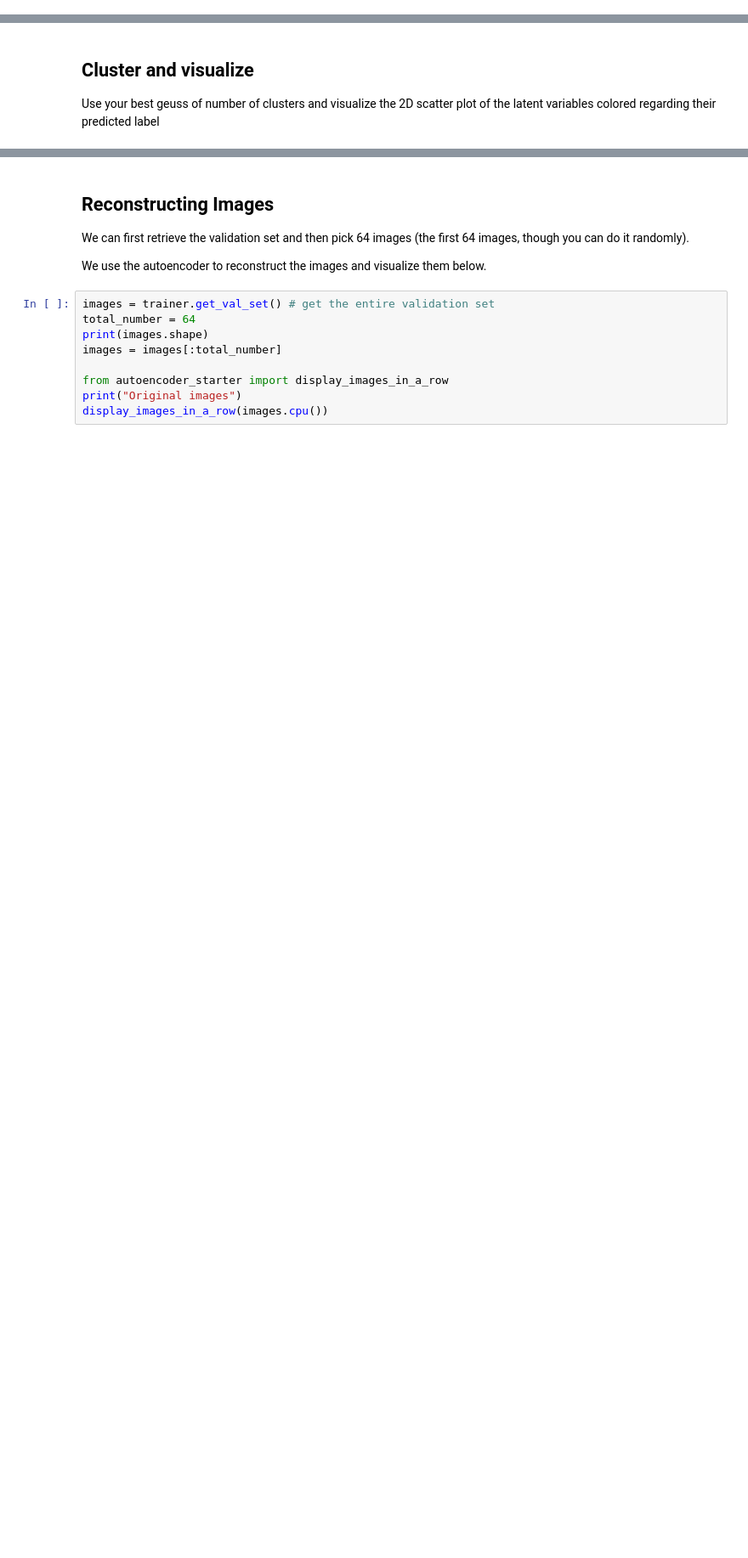
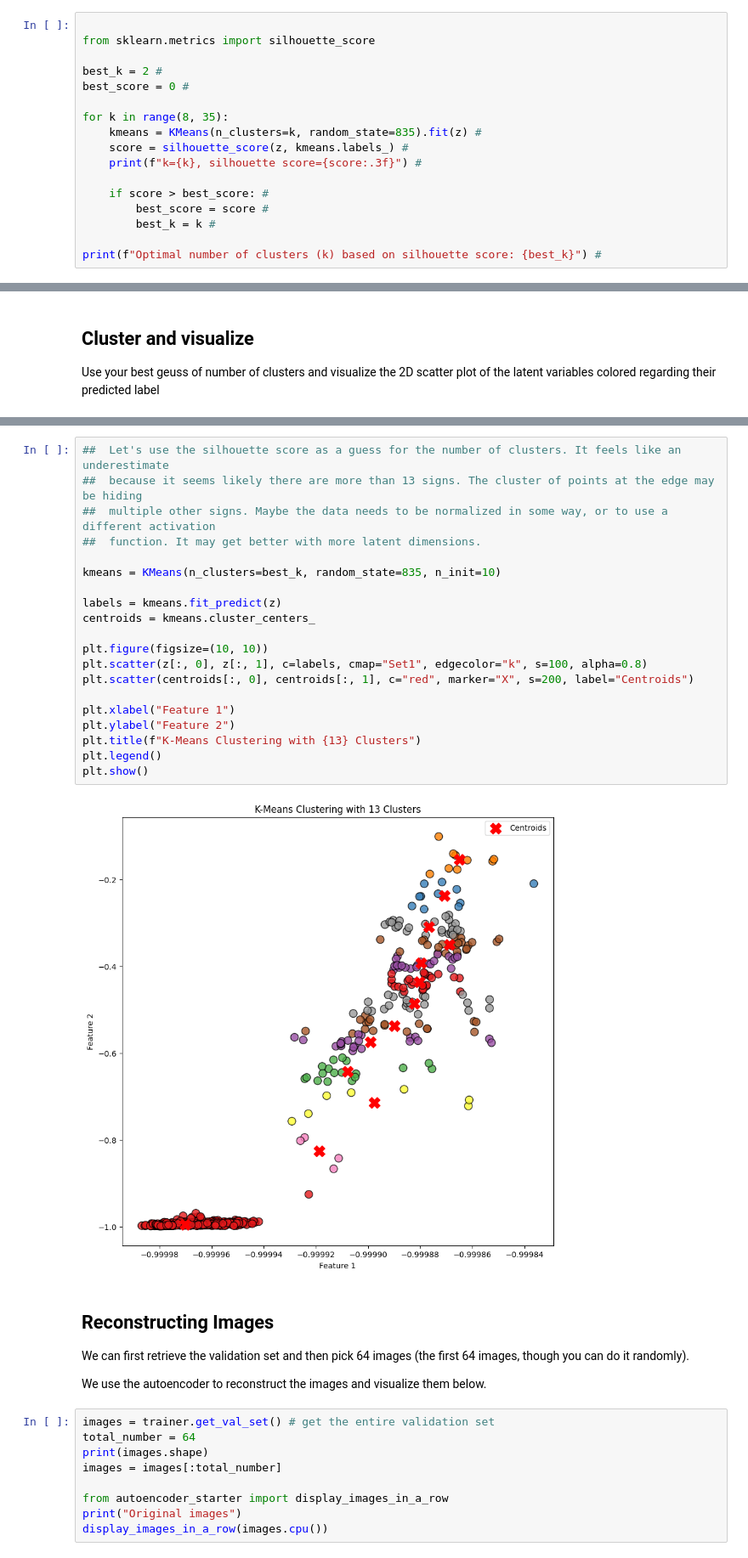
Before and after one commit to matthewhawksby/colabnotebooks, a Jupyter notebook: Autoencoder_sample_CMPT419.ipynb, the cells around one changed output, grey strips where cells are left out. Shown at 85% size. Drawn from its saved outputs; the diff is of its cells as text; blank space fills up the shorter version.

```diff
--- a/Autoencoder_sample_CMPT419.ipynb
+++ b/Autoencoder_sample_CMPT419.ipynb
@@ -310,0 +311,17 @@ NameError: name 'latent_representations' is not defined
+# %%
+
+from sklearn.metrics import silhouette_score
+
+best_k = 2 #
+best_score = 0 #
+
+for k in range(8, 35):
+    kmeans = KMeans(n_clusters=k, random_state=835).fit(z) #
+    score = silhouette_score(z, kmeans.labels_) #
+    print(f"k={k}, silhouette score={score:.3f}") #
+
+    if score > best_score: #
+        best_score = score #
+        best_k = k #
+
+print(f"Optimal number of clusters (k) based on silhouette score: {best_k}") #
@@ -316,3 +349,25 @@ Use your best geuss of number of clusters and visualize the 2D scatter plot of t
+# %%
+##  Let's use the silhouette score as a guess for the number of clusters. It feels like an underestimate
+##  because it seems likely there are more than 13 signs. The cluster of points at the edge may be hiding
+##  multiple other signs. Maybe the data needs to be normalized in some way, or to use a different activation
+##  function. It may get better with more latent dimensions.
+
+kmeans = KMeans(n_clusters=best_k, random_state=835, n_init=10)
+
+labels = kmeans.fit_predict(z)
+centroids = kmeans.cluster_centers_
+
+plt.figure(figsize=(10, 10))
+plt.scatter(z[:, 0], z[:, 1], c=labels, cmap="Set1", edgecolor="k", s=100, alpha=0.8)
+plt.scatter(centroids[:, 0], centroids[:, 1], c="red", marker="X", s=200, label="Centroids")
+
+plt.xlabel("Feature 1")
+plt.ylabel("Feature 2")
+plt.title(f"K-Means Clustering with {13} Clusters")
+plt.legend()
+plt.show()
+# %% [output]
+[figure, added]
 # %% [markdown]
 ## Reconstructing Images
 
```
Also changed, not shown: parts of 12 cells of this notebook.
